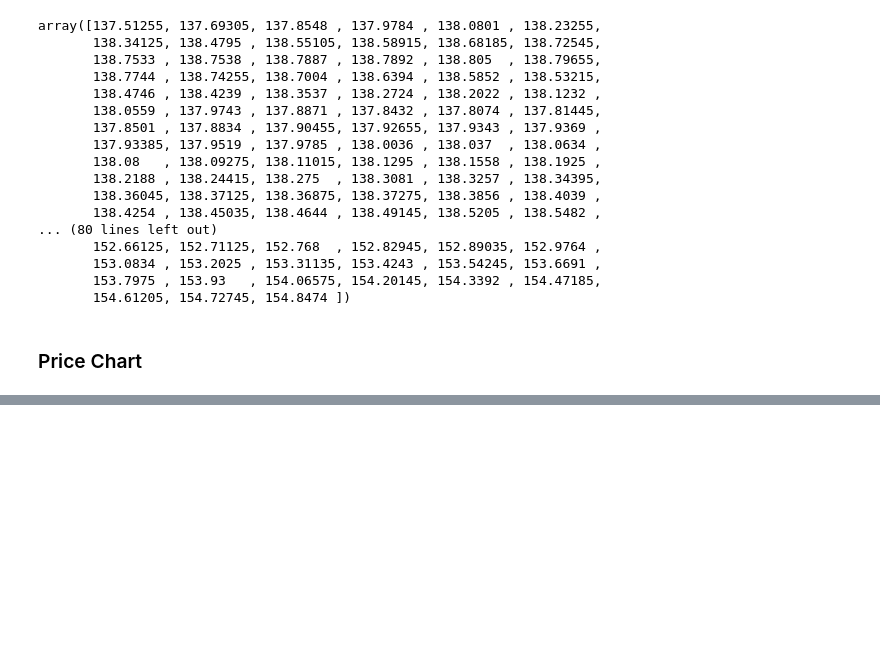
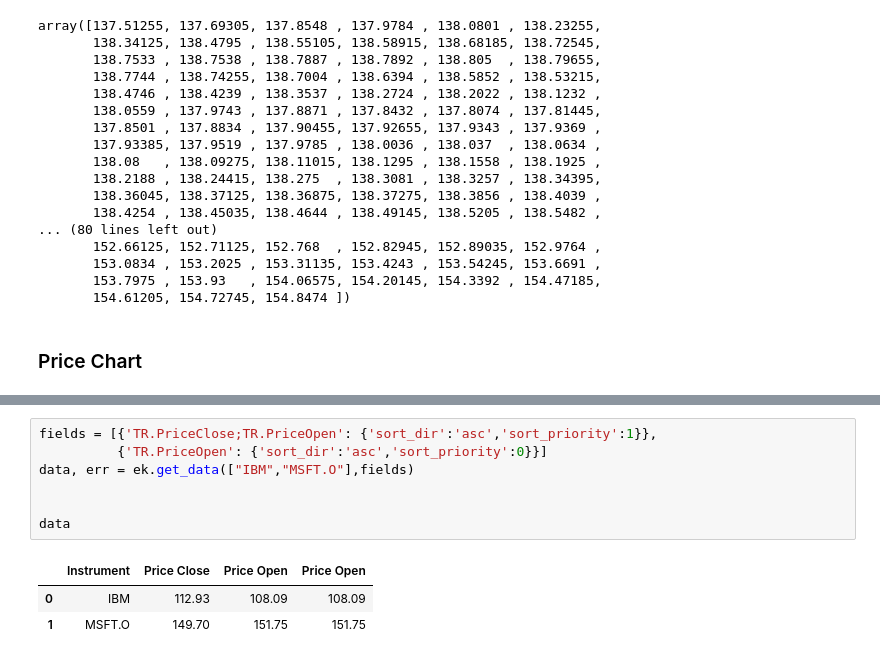
Before and after one commit to LSEG-API-Samples/Article.EikonAPI.Python.CompanyTearsheet, a Jupyter notebook: EikonCompanyTearSheet.ipynb, the cells around one changed output, grey strips where cells are left out. Cells and saved outputs as stored; diff of their text form; blank space fills up the shorter version.

```diff
--- a/EikonCompanyTearSheet.ipynb
+++ b/EikonCompanyTearSheet.ipynb
@@ -534,3 +563,14 @@ fig.update_yaxes(title_text="Volume", secondary_y=True)
 fig.show()
 # %% [output]
 [interactive output not drawn]
+# %%
+fields = [{'TR.PriceClose;TR.PriceOpen': {'sort_dir':'asc','sort_priority':1}},
+          {'TR.PriceOpen': {'sort_dir':'asc','sort_priority':0}}]
+data, err = ek.get_data(["IBM","MSFT.O"],fields)
+
+
+data
+# %% [output]
+|  | Instrument | Price Close | Price Open | Price Open |
+| 0 | IBM | 112.93 | 108.09 | 108.09 |
+| 1 | MSFT.O | 149.70 | 151.75 | 151.75 |
```
Also changed, not shown: parts of 3 cells of this notebook.
